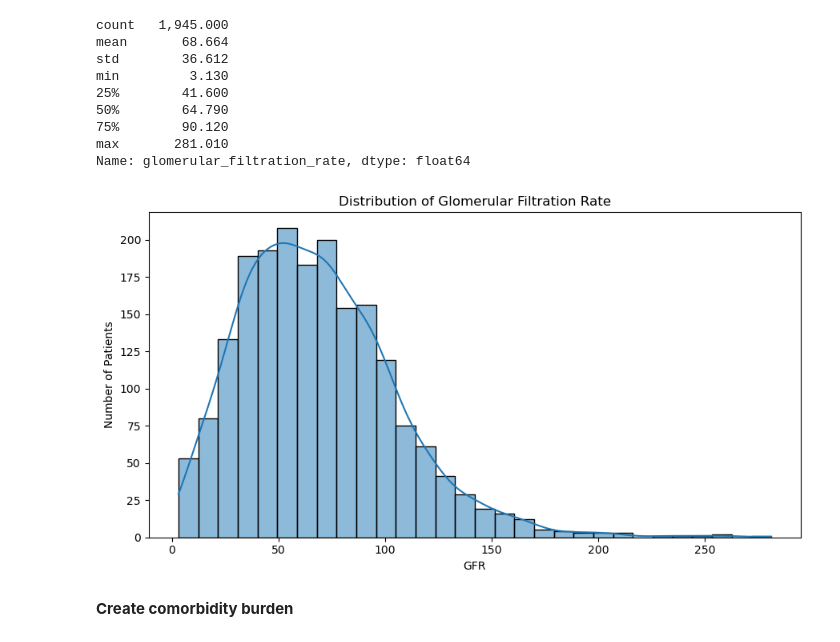
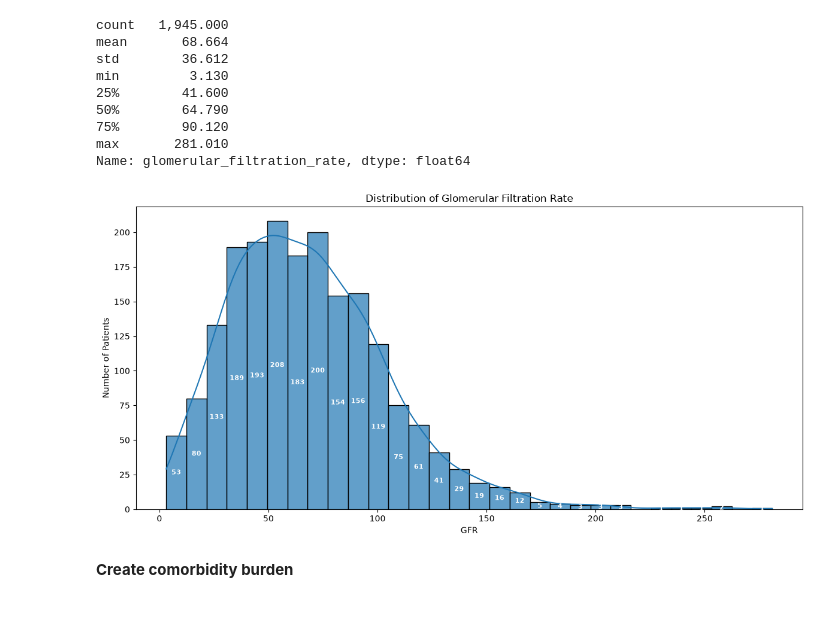
Before and after one commit to shraddhaparakh/Team11_PyInsights_Python-Hackathon-_SEP2026, a Jupyter notebook: Team11_PyInsights_03.Prescriptive Analysis.ipynb, the cells around one changed output. Saved outputs shown, nothing was run; the diff lists cells and outputs as text; code cells hidden in the pictures; blank space fills up the shorter version.

```diff
--- a/Team11_PyInsights_03.Prescriptive Analysis.ipynb
+++ b/Team11_PyInsights_03.Prescriptive Analysis.ipynb
@@ -98,18 +98,21 @@ from pathlib import Path
 #    r"C:\Users\arjai\Documents\Shraddha Job Search\Data Science\Python\Hackathon Sept 2026\Python_Hackathon_Sep_2026"
 #)
 
-DATA_PATH = Path.cwd()                      # or Path.cwd().parent if the notebook is in a subfolder
+#DATA_PATH = Path.cwd()               # or Path.cwd().parent if the notebook is in a subfolder
 #CLEANED_PATH = DATA_PATH / "cleaned_data"
 #MASTER_PATH = CLEANED_PATH / "patient_master.csv"
 
+
+DATA_PATH = Path(r"C:\Users\arunj\Documents\pythonhack")
+
 candidates = [
-    DATA_PATH / "cleaned_data" / "patient_master.csv"
+    DATA_PATH / "cleaned_datafile" / "patient_master.csv"
 ]
 
 # Also check locations relative to the notebook
 for base in [Path.cwd(), *Path.cwd().parents]:
     candidates += [
-        base / "cleaned_data" / "patient_master.csv",
+        base / "cleaned_datafile" / "patient_master.csv",
         base / "patient_master.csv"
     ]
 
@@ -3120,22 +3231,44 @@ min         3.130
 max       281.010
 Name: glomerular_filtration_rate, dtype: float64
 # %%
-plt.figure(figsize=(9, 5))
+# Remove missing values
+gfr_data = df["glomerular_filtration_rate"].dropna()
 
-sns.histplot(
-    df["glomerular_filtration_rate"],
+plt.figure(figsize=(12, 6))
+
+ax = sns.histplot(
+    gfr_data,
     bins=30,
-    kde=True
+    kde=True,
+    edgecolor="black",
+    alpha=0.7
 )
+
+# Add patient count inside each bar
+for container in ax.containers:
+    for bar in container:
+        height = bar.get_height()
+
+        if height > 0:
+            ax.text(
+                bar.get_x() + bar.get_width() / 2,
+                height / 2,
+                f"{int(height)}",
+                ha="center",
+                va="center",
+                fontsize=8,
+                color="white",
+                fontweight="bold"
+            )
 
 plt.title("Distribution of Glomerular Filtration Rate")
 plt.xlabel("GFR")
 plt.ylabel("Number of Patients")
 
 plt.tight_layout()
 plt.show()
 # %% [output]
-[figure, old version]
+[figure, new version]
 # %% [markdown]
 **Create comorbidity burden**
 # %% [markdown]
```
Also changed, not shown: parts of 15 cells of this notebook.
